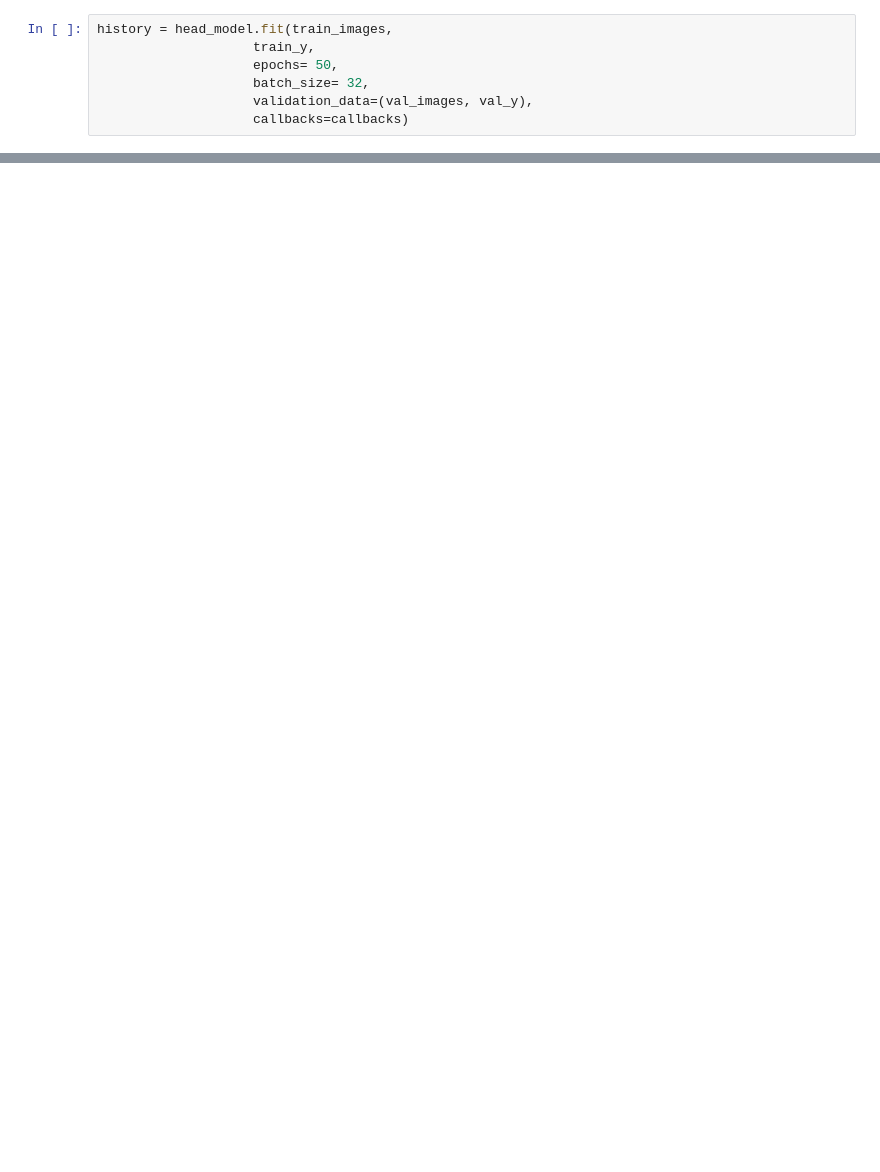
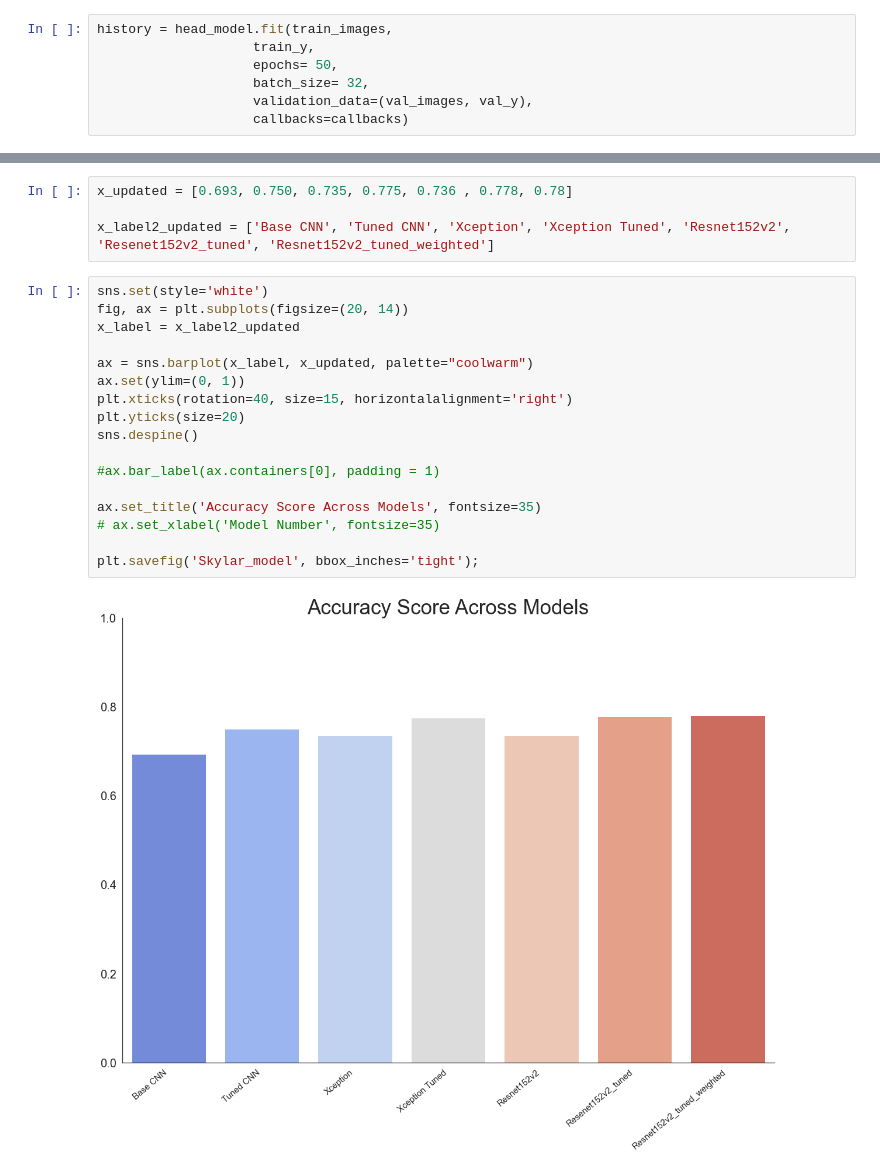
Before and after one commit to DataDoggo215/Flatiron_Capstone, a Jupyter notebook: capstone.ipynb, the cells around one changed output, grey strips where cells are left out. Saved outputs shown, nothing was run; the diff lists cells and outputs as text; blank space fills up the shorter version.

```diff
--- a/capstone.ipynb
+++ b/capstone.ipynb
@@ -322,0 +416,23 @@ history = head_model.fit(train_images,
+# %%
+x_updated = [0.693, 0.750, 0.735, 0.775, 0.736 , 0.778, 0.78]
+
+x_label2_updated = ['Base CNN', 'Tuned CNN', 'Xception', 'Xception Tuned', 'Resnet152v2', 'Resenet152v2_tuned', 'Resnet152v2_tuned_weighted']
+# %%
+sns.set(style='white')
+fig, ax = plt.subplots(figsize=(20, 14))
+x_label = x_label2_updated
+
+ax = sns.barplot(x_label, x_updated, palette="coolwarm")
+ax.set(ylim=(0, 1))
+plt.xticks(rotation=40, size=15, horizontalalignment='right')
+plt.yticks(size=20)
+sns.despine()
+
+#ax.bar_label(ax.containers[0], padding = 1)
+
+ax.set_title('Accuracy Score Across Models', fontsize=35)
+# ax.set_xlabel('Model Number', fontsize=35)
+
+plt.savefig('Skylar_model', bbox_inches='tight');
+# %% [output]
+[figure, added]
```
Also changed, not shown: parts of 11 cells of this notebook, 3 other files.
